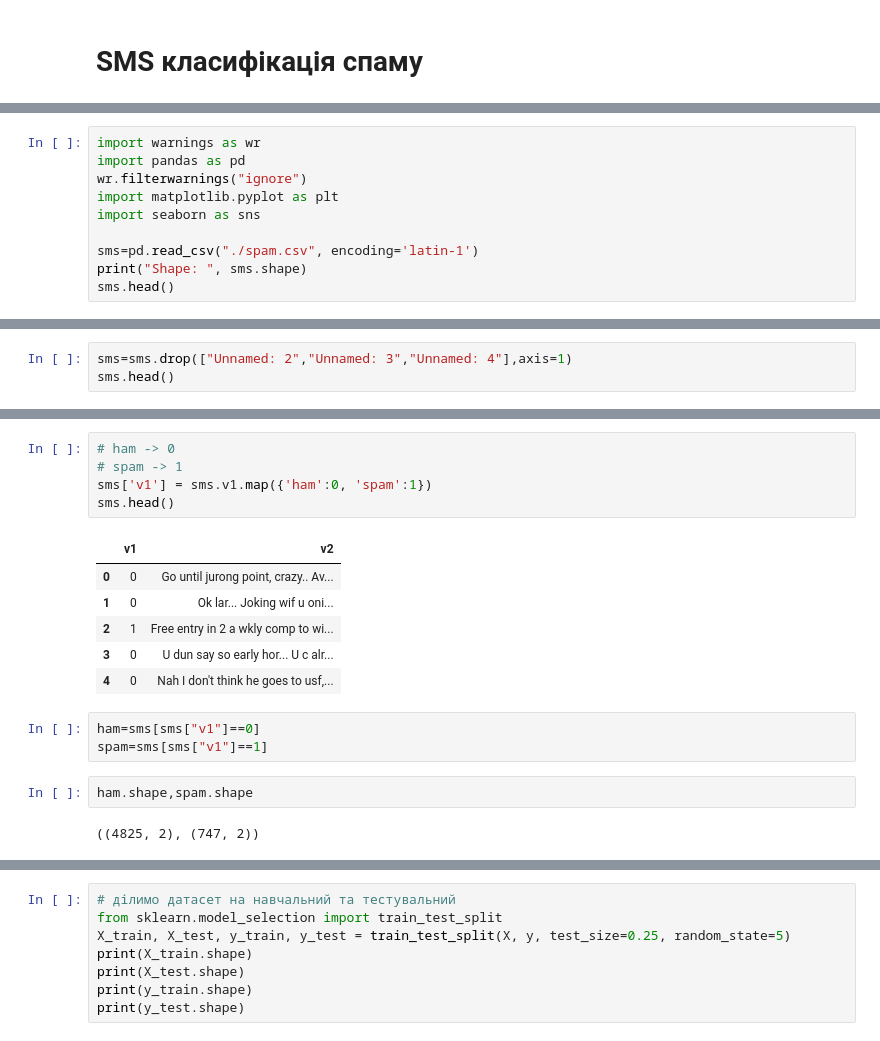
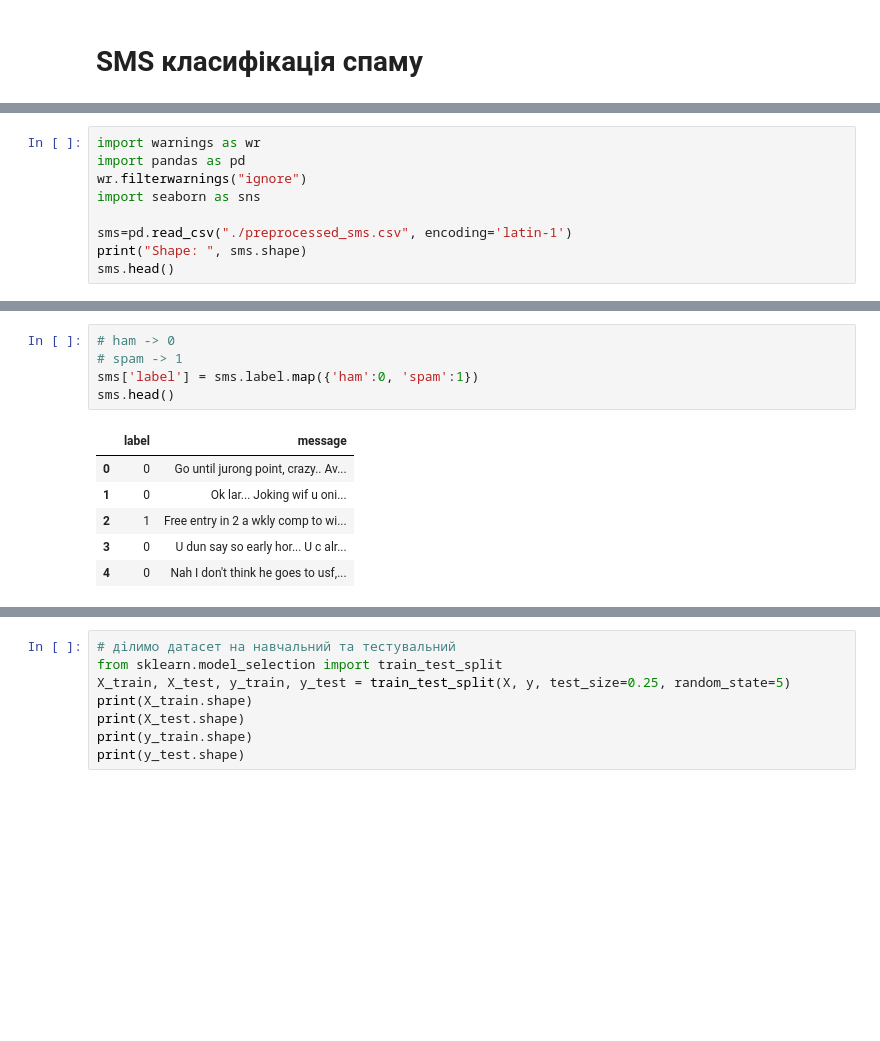
Before and after one commit to msemitkin/sms-spam-classification, a Jupyter notebook: sms-ham-spam-classification.ipynb, the cells around one changed output, grey strips where cells are left out. Drawn from its saved outputs; the diff is of its cells as text; blank space fills up the shorter version.

```diff
--- a/sms-ham-spam-classification.ipynb
+++ b/sms-ham-spam-classification.ipynb
@@ -27,10 +27,9 @@ Requirement already satisfied: six>=1.5 in ./.venv/lib/python3.9/site-packages (
 import warnings as wr
 import pandas as pd
 wr.filterwarnings("ignore")
-import matplotlib.pyplot as plt
 import seaborn as sns
 
-sms=pd.read_csv("./spam.csv", encoding='latin-1')
+sms=pd.read_csv("./preprocessed_sms.csv", encoding='latin-1')
 print("Shape: ", sms.shape)
 sms.head()
 # %% [output]
@@ -61,3 +42,0 @@ dtype: int64
-# %%
-sms=sms.drop(["Unnamed: 2","Unnamed: 3","Unnamed: 4"],axis=1)
-sms.head()
@@ -81,20 +43,13 @@ Name: count, dtype: int64
 # %%
 # ham -> 0
 # spam -> 1
-sms['v1'] = sms.v1.map({'ham':0, 'spam':1})
+sms['label'] = sms.label.map({'ham':0, 'spam':1})
 sms.head()
 # %% [output]
-|  | v1 | v2 |
+|  | label | message |
 | 0 | 0 | Go until jurong point, crazy.. Av... |
 | 1 | 0 | Ok lar... Joking wif u oni... |
 | 2 | 1 | Free entry in 2 a wkly comp to wi... |
 | 3 | 0 | U dun say so early hor... U c alr... |
 | 4 | 0 | Nah I don't think he goes to usf,... |
-# %%
-ham=sms[sms["v1"]==0]
-spam=sms[sms["v1"]==1]
-# %%
-ham.shape,spam.shape
-# %% [output]
-((4825, 2), (747, 2))
 # %%
```
Also changed, not shown: parts of 8 cells of this notebook, 2 other files.
